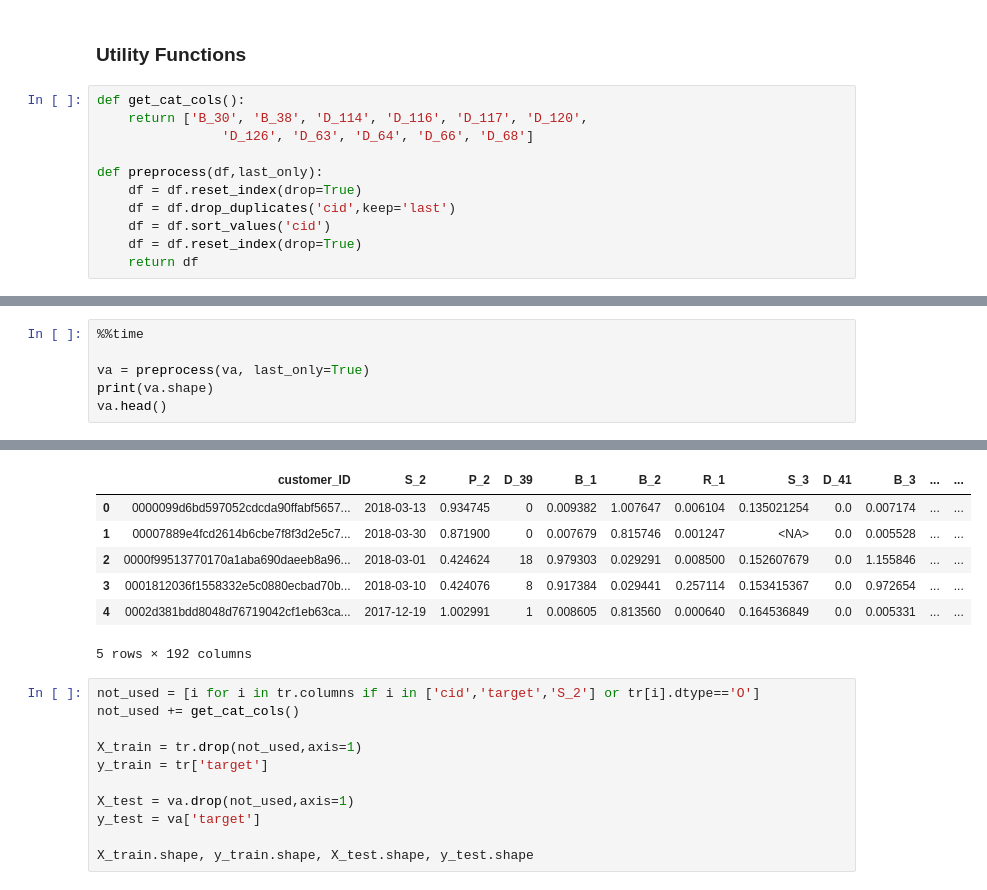
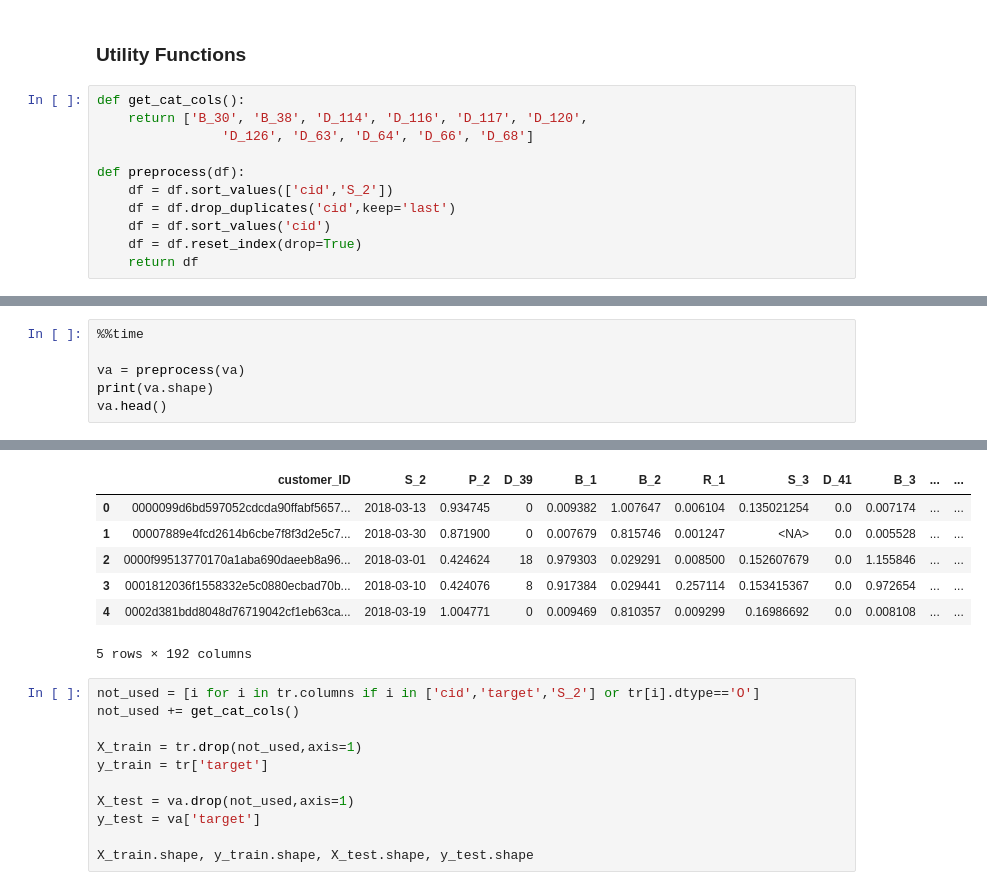
Before and after one commit to daxiongshu/triton_amex, a Jupyter notebook: 2_xgboost_end2end.ipynb, the cells around one changed output, grey strips where cells are left out. Drawn from its saved outputs; the diff is of its cells as text.

```diff
--- a/2_xgboost_end2end.ipynb
+++ b/2_xgboost_end2end.ipynb
@@ -174,8 +75,8 @@ def get_cat_cols():
     return ['B_30', 'B_38', 'D_114', 'D_116', 'D_117', 'D_120',
                 'D_126', 'D_63', 'D_64', 'D_66', 'D_68']
 
-def preprocess(df,last_only):
-    df = df.reset_index(drop=True)
+def preprocess(df):
+    df = df.sort_values(['cid','S_2'])
     df = df.drop_duplicates('cid',keep='last')
     df = df.sort_values('cid')
     df = df.reset_index(drop=True)
@@ -200,7 +101,7 @@ Wall time: 241 ms
 # %%
 %%time
 
-va = preprocess(va, last_only=True)
+va = preprocess(va)
 print(va.shape)
 va.head()
 # %% [output]
@@ -210,9 +111,9 @@ Wall time: 129 ms
 |  | customer_ID | S_2 | P_2 | D_39 | B_1 | B_2 | R_1 | S_3 | D_41 | B_3 | ... | ... |
 | 0 | 0000099d6bd597052cdcda90ffabf5657... | 2018-03-13 | 0.934745 | 0 | 0.009382 | 1.007647 | 0.006104 | 0.135021254 | 0.0 | 0.007174 | ... | ... |
 | 1 | 00007889e4fcd2614b6cbe7f8f3d2e5c7... | 2018-03-30 | 0.871900 | 0 | 0.007679 | 0.815746 | 0.001247 | <NA> | 0.0 | 0.005528 | ... | ... |
 | 2 | 0000f99513770170a1aba690daeeb8a96... | 2018-03-01 | 0.424624 | 18 | 0.979303 | 0.029291 | 0.008500 | 0.152607679 | 0.0 | 1.155846 | ... | ... |
 | 3 | 0001812036f1558332e5c0880ecbad70b... | 2018-03-10 | 0.424076 | 8 | 0.917384 | 0.029441 | 0.257114 | 0.153415367 | 0.0 | 0.972654 | ... | ... |
-| 4 | 0002d381bdd8048d76719042cf1eb63ca... | 2017-12-19 | 1.002991 | 1 | 0.008605 | 0.813560 | 0.000640 | 0.164536849 | 0.0 | 0.005331 | ... | ... |
+| 4 | 0002d381bdd8048d76719042cf1eb63ca... | 2018-03-19 | 1.004771 | 0 | 0.009469 | 0.810357 | 0.009299 | 0.16986692 | 0.0 | 0.008108 | ... | ... |
 5 rows × 192 columns
 # %%
 not_used = [i for i in tr.columns if i in ['cid','target','S_2'] or tr[i].dtype=='O']
```
Also changed, not shown: parts of 26 cells of this notebook, 3 other files.
